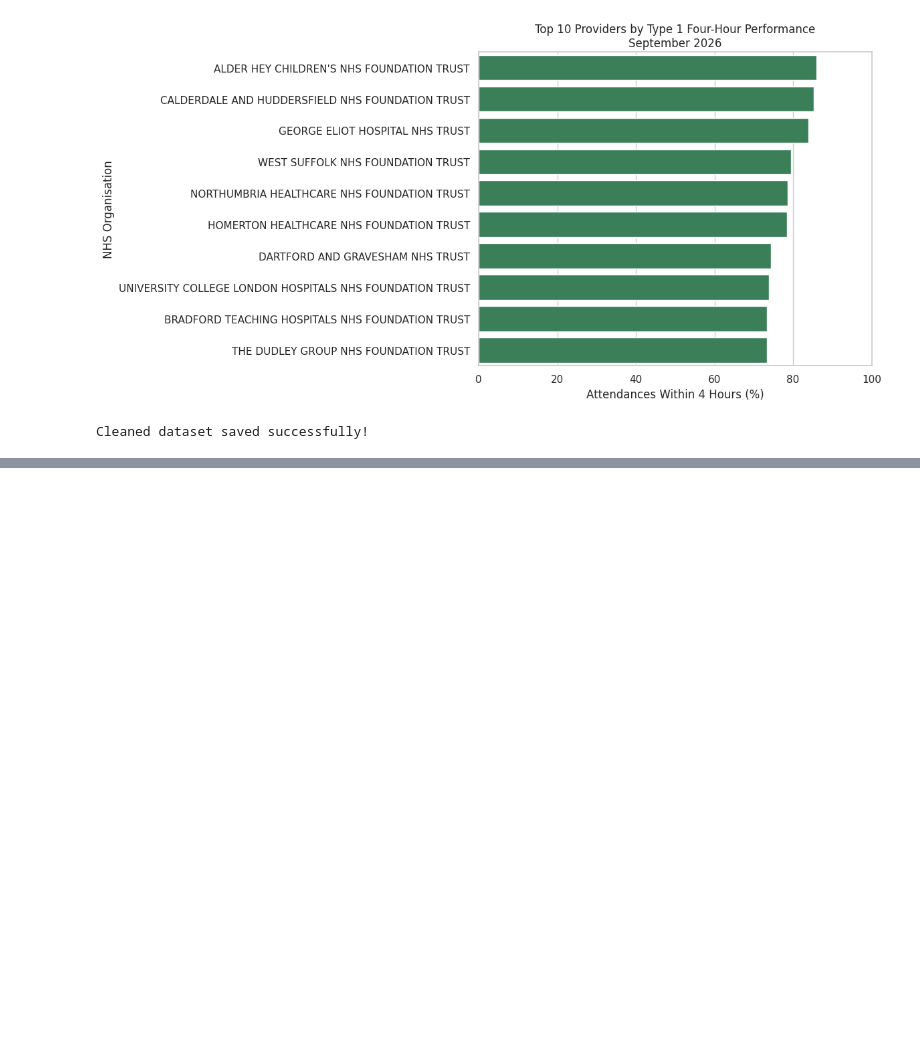
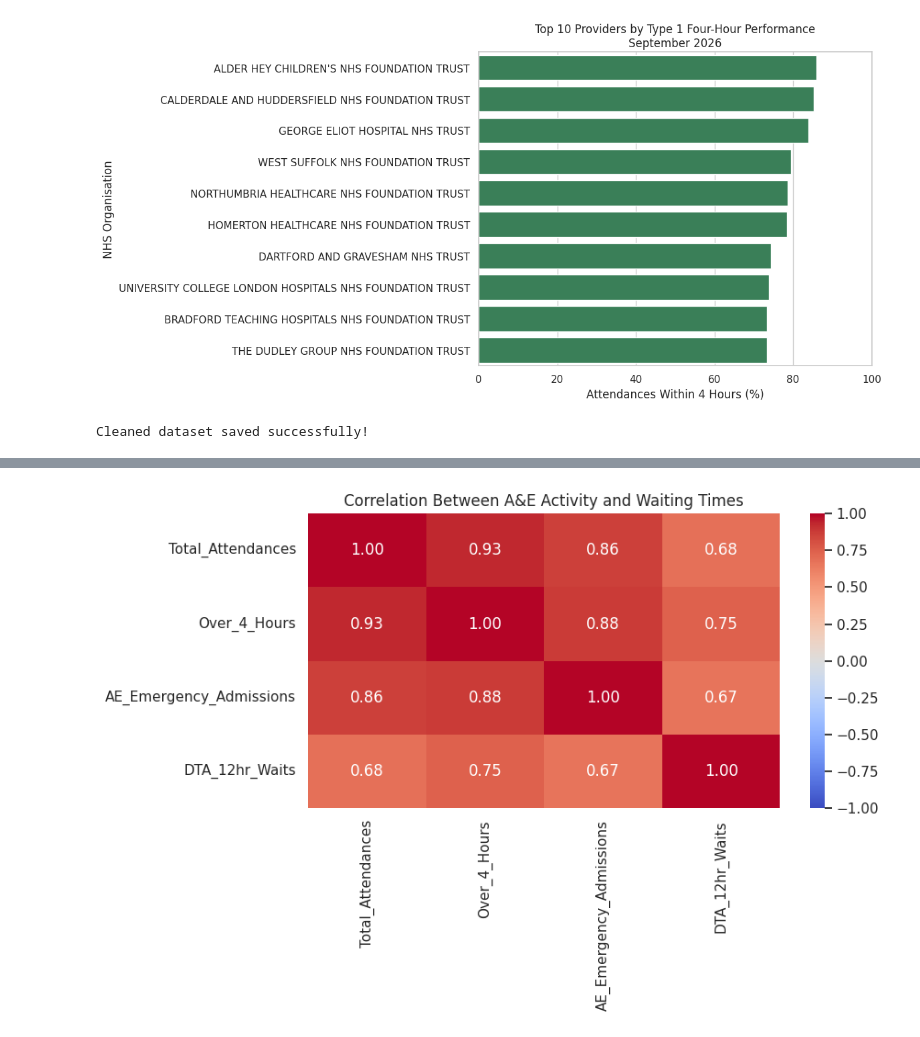
Before and after one commit to Madss28/Madss28, a Jupyter notebook: UK_NHS_Waiting_Times_and_Performance_Analysis.ipynb, the cells around one changed output, grey strips where cells are left out. Drawn from its saved outputs; the diff is of its cells as text; code cells hidden in the pictures; blank space fills up the shorter version.

```diff
--- a/UK_NHS_Waiting_Times_and_Performance_Analysis.ipynb
+++ b/UK_NHS_Waiting_Times_and_Performance_Analysis.ipynb
@@ -231,0 +298,30 @@ Cleaned dataset saved successfully!
+# %%
+# Select variables
+correlation_data = df_clean[
+    [
+        "Total_Attendances",
+        "Over_4_Hours",
+        "AE_Emergency_Admissions",
+        "DTA_12hr_Waits"
+    ]
+]
+
+# Calculate correlation matrix
+corr_matrix = correlation_data.corr()
+
+plt.figure(figsize=(9, 6))
+
+sns.heatmap(
+    corr_matrix,
+    annot=True,
+    cmap="coolwarm",
+    fmt=".2f",
+    vmin=-1,
+    vmax=1
+)
+
+plt.title("Correlation Between A&E Activity and Waiting Times")
+plt.tight_layout()
+plt.show()
+# %% [output]
+[figure, added]
```
Also changed, not shown: parts of 4 cells of this notebook.
